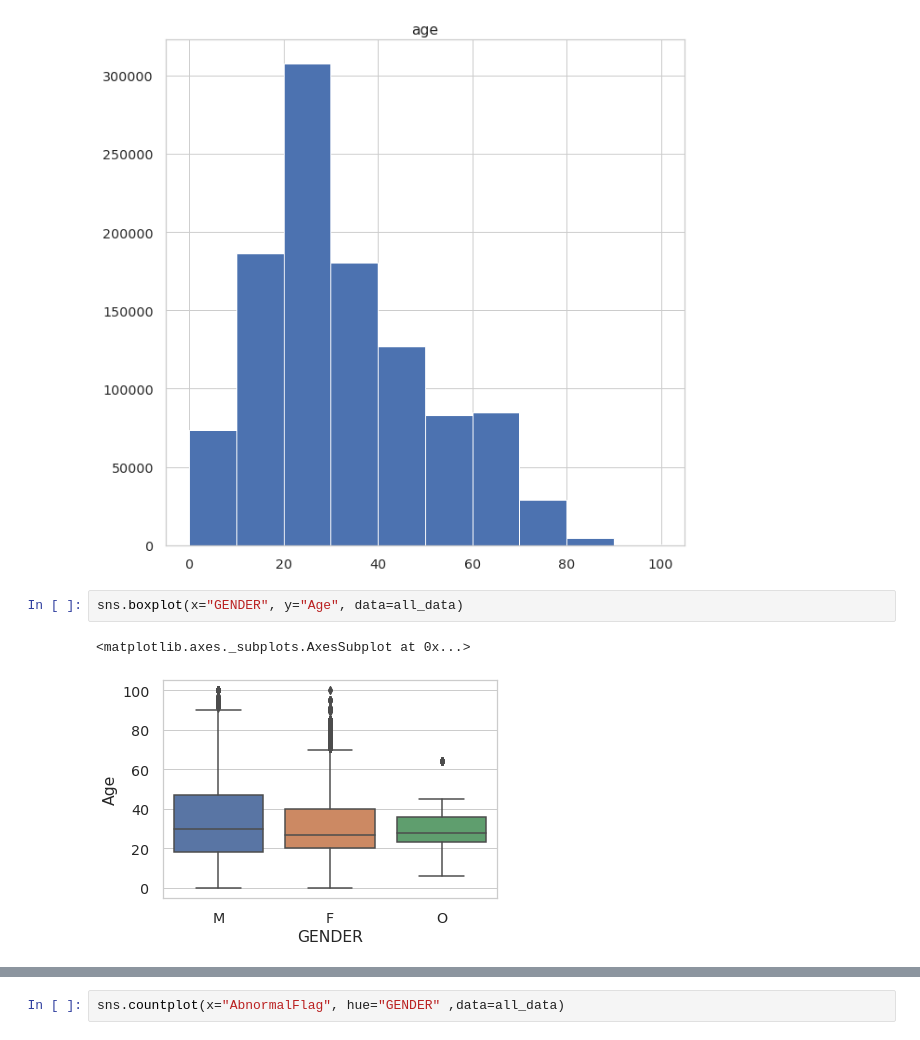
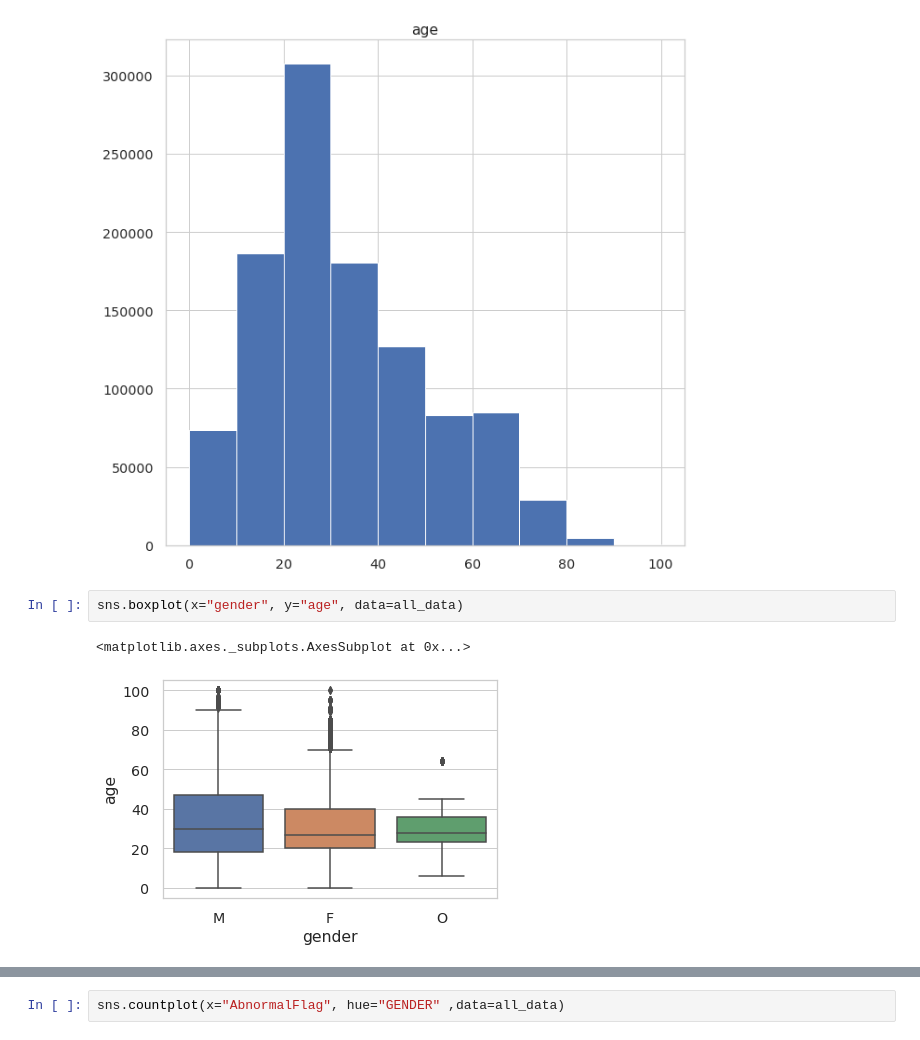
Before and after one commit to jaymalak/HIMS, a Jupyter notebook: HIMS_pilot1to3oct2019.ipynb, the cells around one changed output, grey strips where cells are left out. Cells and saved outputs as stored; diff of their text form.

```diff
--- a/HIMS_pilot1to3oct2019.ipynb
+++ b/HIMS_pilot1to3oct2019.ipynb
@@ -561,8 +547,8 @@ array([[<matplotlib.axes._subplots.AxesSubplot object at 0x...>]],
       dtype=object)
 [figure]
 # %%
-sns.boxplot(x="GENDER", y="Age", data=all_data)
+sns.boxplot(x="gender", y="age", data=all_data)
 # %% [output]
 <matplotlib.axes._subplots.AxesSubplot at 0x...>
-[figure, old version]
+[figure, new version]
 # %%
```
Also changed, not shown: parts of 8 cells of this notebook.
